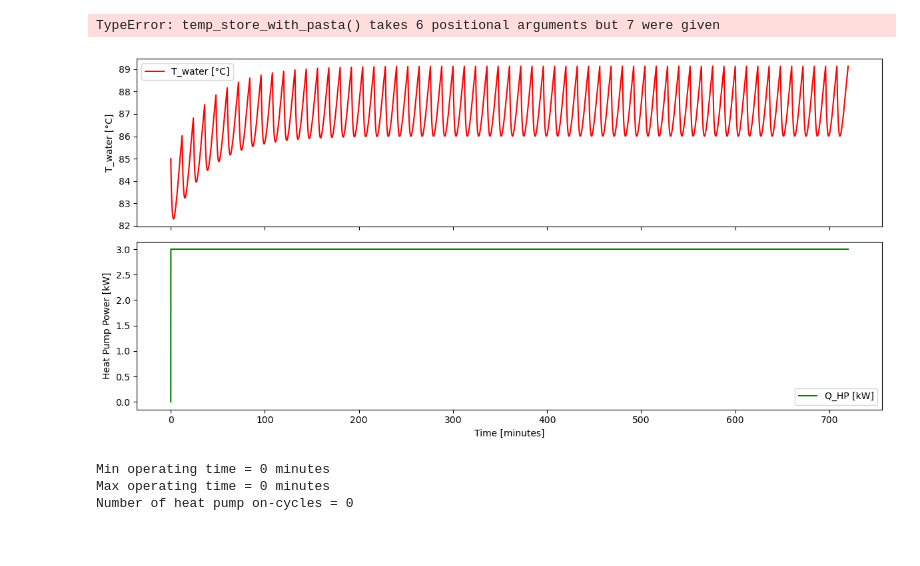
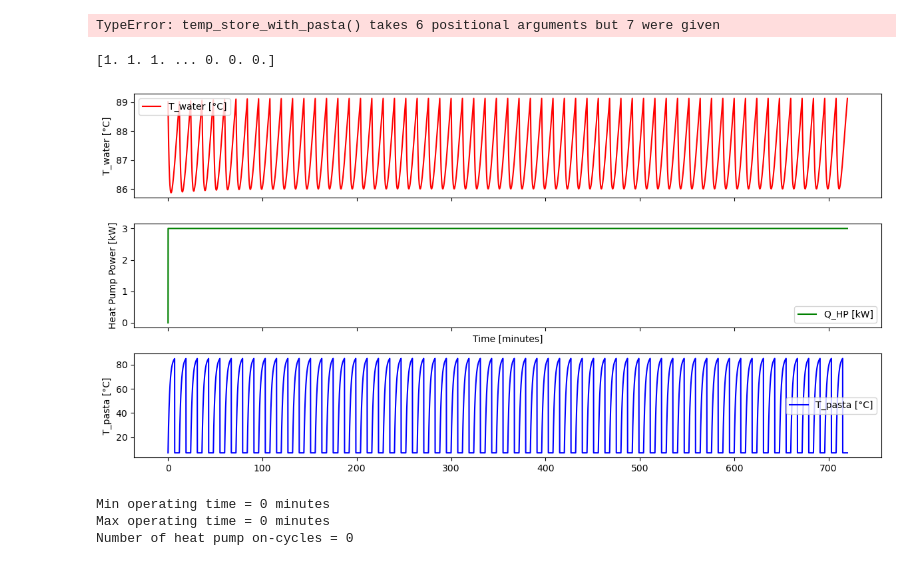
Before and after one commit to ahaeseli/SHC_project, a Jupyter notebook: control_strategy.ipynb, the cells around one changed output. Saved outputs shown, nothing was run; the diff lists cells and outputs as text; code cells hidden in the pictures.

```diff
--- a/control_strategy.ipynb
+++ b/control_strategy.ipynb
@@ -210,12 +210,12 @@ R_env = 30 / 1000    # K/W
 R_pasta = 15 / 1000  # K/W
 c_l = 4.18 * 1000    # J/kg·K water
 c_pasta = 3.5 * 1000 # J/kg·K pasta
-Q_hp_W = 3000    # W
+Q_hp_W = 3000  # W
 
 T_env = 20           # °C
 T_pasta_0 = 7        # °C
-T_WP_on = 85         # °C
-T_WP_off = 93        # °C
+T_WP_on = 89.0070419      # °C
+T_WP_off = 93     # °C
 rho_water = 997.     # kg/m3
 
 # --- Dimensions of the water tank ---
@@ -244,7 +244,7 @@ def make_pasta_list(t):
 # --- Heat pump control logic ---
 def calc_WP(T, T_on, T_off, op_times):
     global WP, time
-    if T < T_on+1:
+    if T < T_on:
         if WP == 0:
             time = 0
         WP = 1
@@ -275,7 +275,7 @@ def temp_store_with_pasta(T, t, Q_WP, m_store, m_pasta, c_water, c_pasta):
 def T_store_and_pasta(T_WP_on, T_WP_off, V_store, duration_s, op_times):
     t = np.linspace(0, duration_s, duration_s)
     T_water = np.zeros(duration_s)
-    T_pasta = np.full(duration_s, T_pasta_0)
+    T_pasta = np.full(duration_s, T_pasta_0, dtype=float)
     Q_WPs = np.zeros(duration_s)
 
     T0_water = T_WP_on
@@ -287,6 +287,7 @@ def T_store_and_pasta(T_WP_on, T_WP_off, V_store, duration_s, op_times):
     m_pasta = 2  # kg
 
     binary_pasta = make_pasta_list(t)
+    print(binary_pasta)
 
     global WP, time
     WP = 1
@@ -309,35 +310,39 @@ def T_store_and_pasta(T_WP_on, T_WP_off, V_store, duration_s, op_times):
         T_water[i] = T0_water
         T_pasta[i] = T0_pasta
 
     return t, Q_WPs, T_water, T_pasta
 
 # --- Run simulation ---
 duration_seconds = 12 * 60 * 60  # 12 hours
 op_times = []
 t, Q_WPs, T_water, T_pasta = T_store_and_pasta(T_WP_on, T_WP_off, V_store, duration_seconds, op_times)
 
 # --- Plot results ---
-fig, (ax1, ax2) = plt.subplots(2, sharex=True, figsize=(12, 6))
+fig, (ax1, ax2,ax3) = plt.subplots(3, sharex=True, figsize=(12, 6))
 ax1.plot(t / 60, T_water, 'r-', label='T_water [°C]')
 ax1.set_ylabel('T_water [°C]')
 ax1.legend()
 ax2.plot(t / 60, Q_WPs / 1000, 'g-', label='Q_HP [kW]')
 ax2.set_xlabel('Time [minutes]')
 ax2.set_ylabel('Heat Pump Power [kW]')
 ax2.legend()
+ax3.plot(t / 60, T_pasta, 'b-', label='T_pasta [°C]')
+ax3.set_ylabel('T_pasta [°C]')
+ax3.legend()
 plt.tight_layout()
 plt.show()
 
 # --- Compute and show summary ---
 min_op = round(min(op_times) / 60., 2) if op_times else 0
 max_op = round(max(op_times) / 60., 2) if op_times else 0
 num_cycles = len(op_times)
 
 print("Min operating time =", min_op, "minutes")
 print("Max operating time =", max_op, "minutes")
 print("Number of heat pump on-cycles =", num_cycles)
 # %% [output]
+[1. 1. 1. ... 0. 0. 0.]
-[figure, old version]
+[figure, new version]
-Min operating time = 0 minutes
-Max operating time = 0 minutes
-Number of heat pump on-cycles = 0
+Min operating time = 0 minutes
+Max operating time = 0 minutes
+Number of heat pump on-cycles = 0
```
Also changed, not shown: parts of 7 cells of this notebook.
